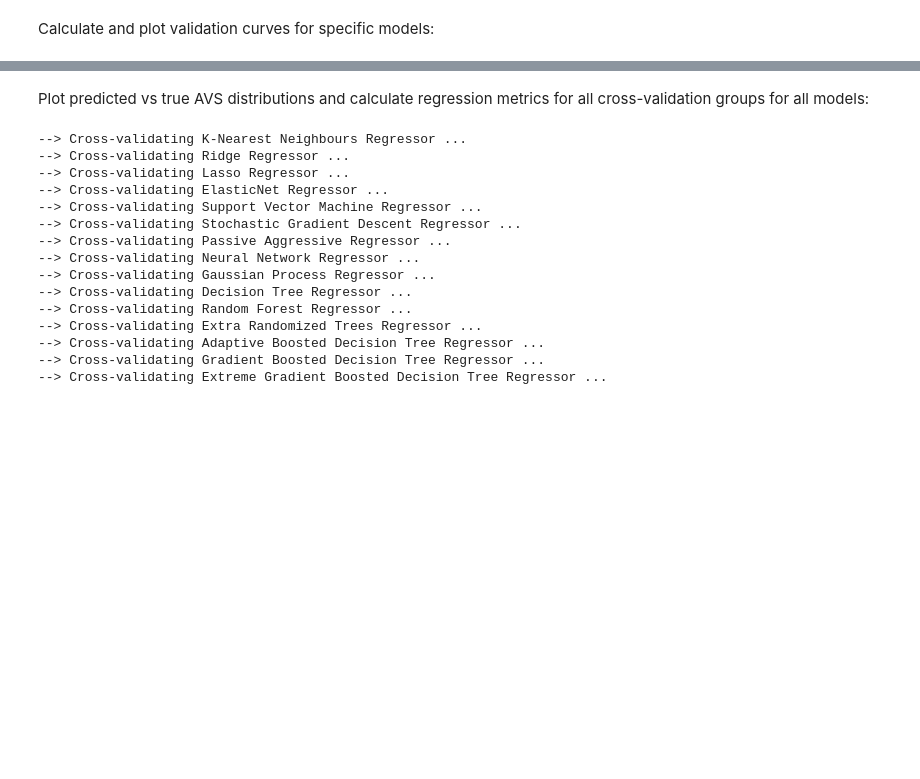
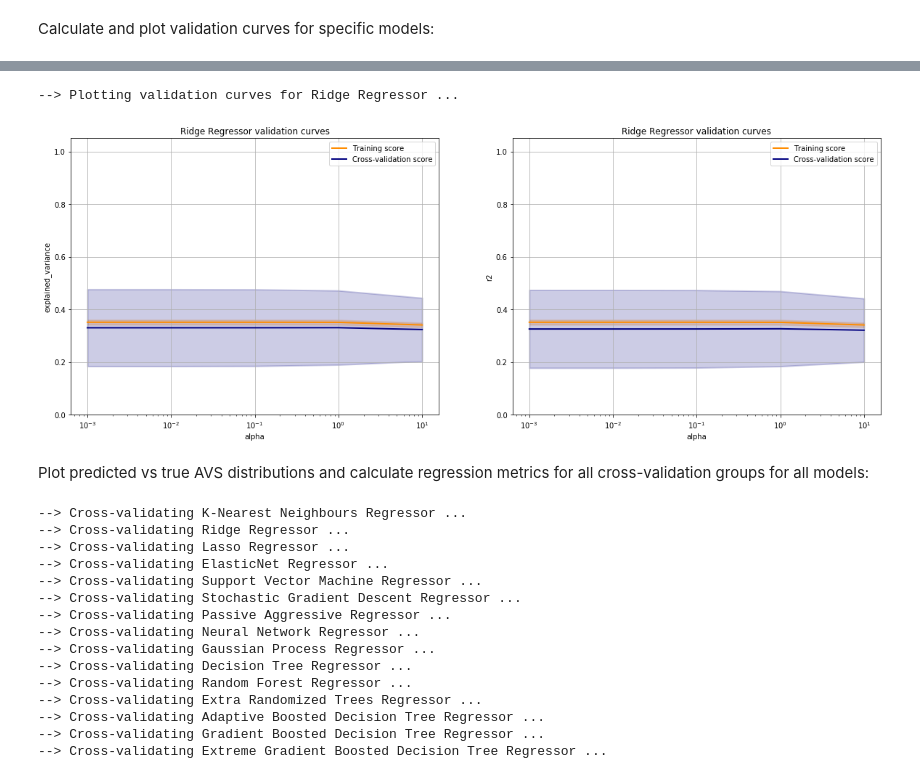
Before and after one commit to gmalim/NBA_analysis, a Jupyter notebook: NBA_PlayerAwards.ipynb, the cells around one changed output, grey strips where cells are left out. Drawn from its saved outputs; the diff is of its cells as text; code cells hidden in the pictures; blank space fills up the shorter version.

```diff
--- a/NBA_PlayerAwards.ipynb
+++ b/NBA_PlayerAwards.ipynb
@@ -679,3 +611,82 @@ plt.legend(loc="best");
+# %%
+model = models[1]
+
+regressor = model.estimator
+
+print("--> Plotting validation curves for", model.estimator_name, "...")
+
+min_logspace = -3
+max_logspace =  1
+param_range = np.logspace(min_logspace, max_logspace, (abs(min_logspace)+abs(max_logspace)+1))
+#param_range = [2,4,6,8,10] #[3, 7, 11, 15]
+#param_name = 'n_neighbors'
+param_name = 'alpha'
+#param_name = 'C'
+#param_name = 'epsilon'
+#param_name = 'max_depth'
+
+plt.figure(figsize=(20, 7))
+
+plt.subplot(1, 2, 1)
+
+scoring_metric = 'explained_variance'
+
+cv_logo = logo.split(X_train, y_train, groups=cv_groups)
+
+train_scores, test_scores = validation_curve(regressor, X_train, y_train, param_name=param_name, n_jobs=-1,
+                                             param_range=param_range, cv=cv_logo, scoring=scoring_metric)
+
+train_scores_mean = np.mean(train_scores, axis=1)
+train_scores_std  = np.std (train_scores, axis=1)
+test_scores_mean  = np.mean(test_scores,  axis=1)
+test_scores_std   = np.std (test_scores,  axis=1)
+
+plt.title("{} validation curves".format(model.estimator_name))
+plt.xlabel(param_name)
+plt.ylabel(scoring_metric)
+plt.ylim(0.0, 1.05)
+plt.semilogx(param_range, train_scores_mean, label="Training score", color="darkorange", lw=2)
+#plt.plot(param_range, train_scores_mean, label="Training score", color="darkorange", lw=2)
+plt.fill_between(param_range, train_scores_mean - train_scores_std, train_scores_mean + train_scores_std,
+                 alpha=0.2, color="darkorange", lw=2)
+plt.semilogx(param_range, test_scores_mean, label="Cross-validation score", color="navy", lw=2)
+#plt.plot(param_range, test_scores_mean, label="Cross-validation score", color="navy", lw=2)
+plt.fill_between(param_range, test_scores_mean - test_scores_std, test_scores_mean + test_scores_std,
+                 alpha=0.2, color="navy", lw=2)
+plt.grid(True)
+plt.legend(loc="best");
+
+plt.subplot(1, 2, 2)
+
+scoring_metric = 'r2'
+
+cv_logo = logo.split(X_train, y_train, groups=cv_groups)
+
+train_scores, test_scores = validation_curve(regressor, X_train, y_train, param_name=param_name, n_jobs=-1,
+                                             param_range=param_range, cv=cv_logo, scoring=scoring_metric)
+
+train_scores_mean = np.mean(train_scores, axis=1)
+train_scores_std  = np.std (train_scores, axis=1)
+test_scores_mean  = np.mean(test_scores,  axis=1)
+test_scores_std   = np.std (test_scores,  axis=1)
+
+plt.title("{} validation curves".format(model.estimator_name))
+plt.xlabel(param_name)
+plt.ylabel(scoring_metric)
+plt.ylim(0.0, 1.05)
+plt.semilogx(param_range, train_scores_mean, label="Training score", color="darkorange", lw=2)
+#plt.plot(param_range, train_scores_mean, label="Training score", color="darkorange", lw=2)
+plt.fill_between(param_range, train_scores_mean - train_scores_std, train_scores_mean + train_scores_std,
+                 alpha=0.2, color="darkorange", lw=2)
+plt.semilogx(param_range, test_scores_mean, label="Cross-validation score", color="navy", lw=2)
+#plt.plot(param_range, test_scores_mean, label="Cross-validation score", color="navy", lw=2)
+plt.fill_between(param_range, test_scores_mean - test_scores_std, test_scores_mean + test_scores_std,
+                 alpha=0.2, color="navy", lw=2)
+plt.grid(True)
+plt.legend(loc="best");
+# %% [output]
+--> Plotting validation curves for Ridge Regressor ...
+[figure, added]
 # %% [markdown]
 Plot predicted vs true AVS distributions and calculate regression metrics for all cross-validation groups for all models:
 # %%
```
Also changed, not shown: parts of 20 cells of this notebook.
